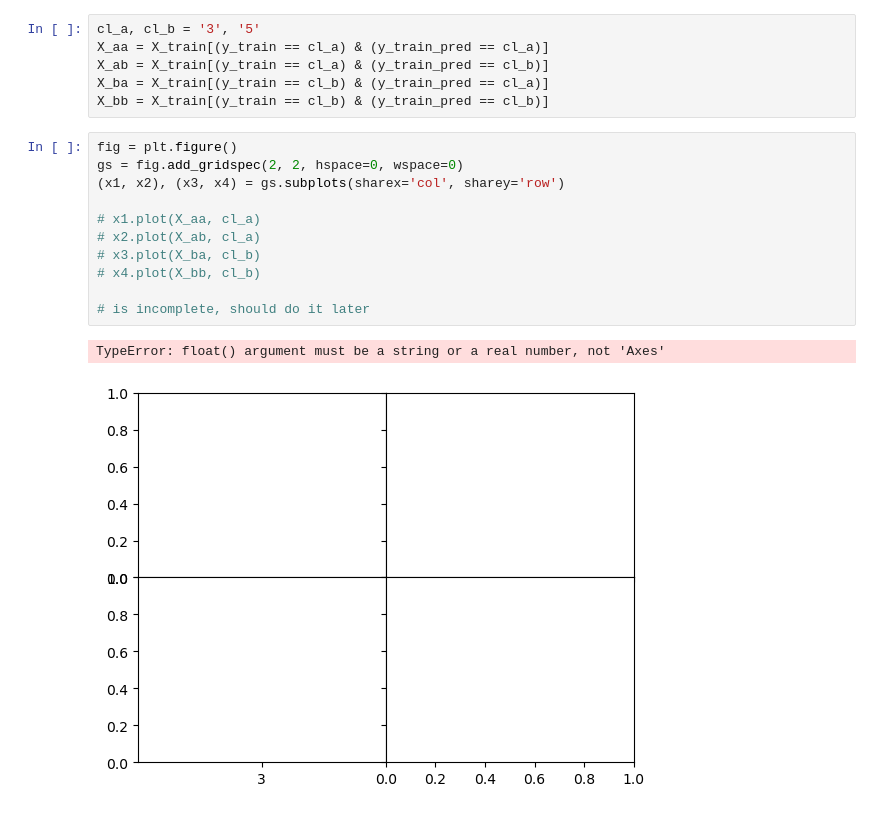
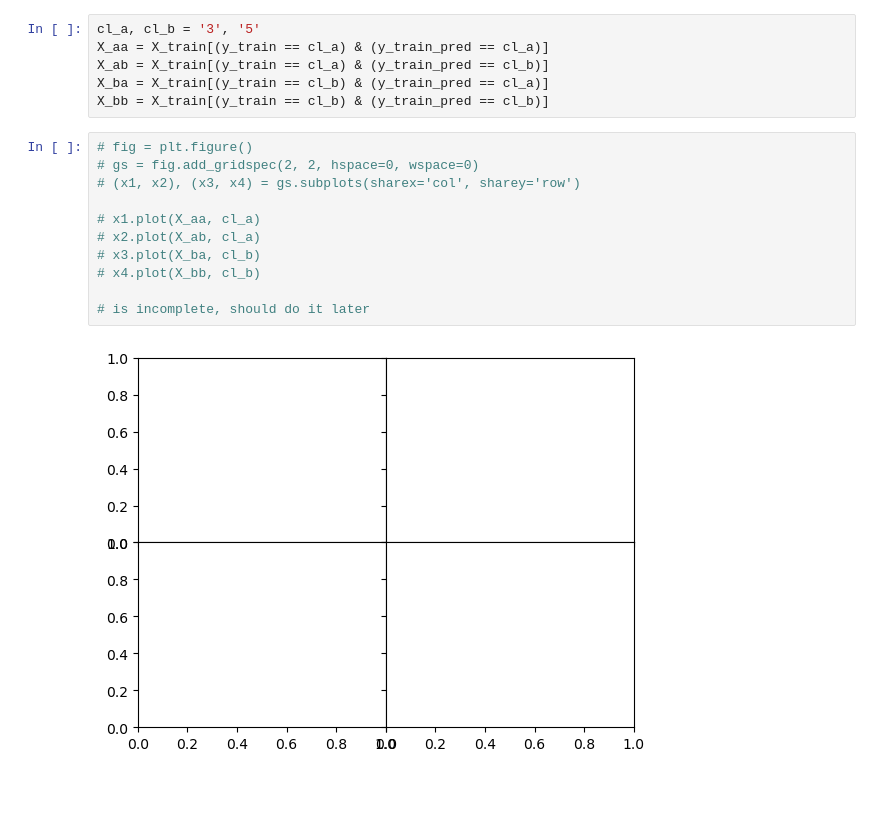
Before and after one commit to Parmida79/baldr, a Jupyter notebook: baldr/homl_chapter_3.ipynb, the cells around one changed output. Drawn from its saved outputs; the diff is of its cells as text.

```diff
--- a/baldr/homl_chapter_3.ipynb
+++ b/baldr/homl_chapter_3.ipynb
@@ -457,16 +460,15 @@ X_ab = X_train[(y_train == cl_a) & (y_train_pred == cl_b)]
 X_ba = X_train[(y_train == cl_b) & (y_train_pred == cl_a)]
 X_bb = X_train[(y_train == cl_b) & (y_train_pred == cl_b)]
 # %%
-fig = plt.figure()
-gs = fig.add_gridspec(2, 2, hspace=0, wspace=0)
-(x1, x2), (x3, x4) = gs.subplots(sharex='col', sharey='row')
+# fig = plt.figure()
+# gs = fig.add_gridspec(2, 2, hspace=0, wspace=0)
+# (x1, x2), (x3, x4) = gs.subplots(sharex='col', sharey='row')
 
 # x1.plot(X_aa, cl_a)
 # x2.plot(X_ab, cl_a)
 # x3.plot(X_ba, cl_b)
 # x4.plot(X_bb, cl_b)
 
 # is incomplete, should do it later
 # %% [output]
-TypeError: float() argument must be a string or a real number, not 'Axes'
-[figure, old version]
+[figure, new version]
```
Also changed, not shown: parts of 10 cells of this notebook.
